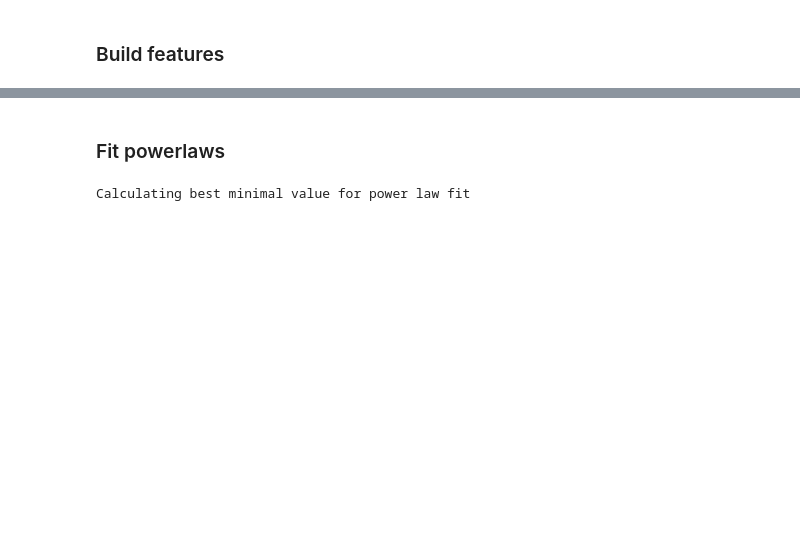
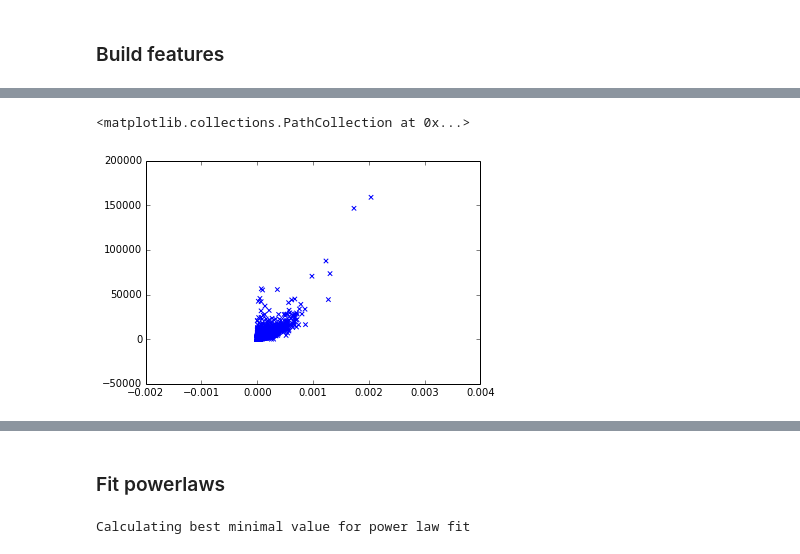
Before and after one commit to turtlesoupy/karma-prediction-cs224w, a Jupyter notebook: ipython/Karma.ipynb, the cells around one changed output, grey strips where cells are left out. Saved outputs shown, nothing was run; the diff lists cells and outputs as text; code cells hidden in the pictures; blank space fills up the shorter version.

```diff
--- a/ipython/Karma.ipynb
+++ b/ipython/Karma.ipynb
@@ -68,0 +110,5 @@ su_feature_matrix = np.vstack((su_num_posts, su_seconds_since_join, np.ones(len(
+# %%
+plt.scatter(hn_pageranks, hn_karmas, marker='x')
+# %% [output]
+<matplotlib.collections.PathCollection at 0x...>
+[figure, added]
```
Also changed, not shown: parts of 12 cells of this notebook, 4 other files.
